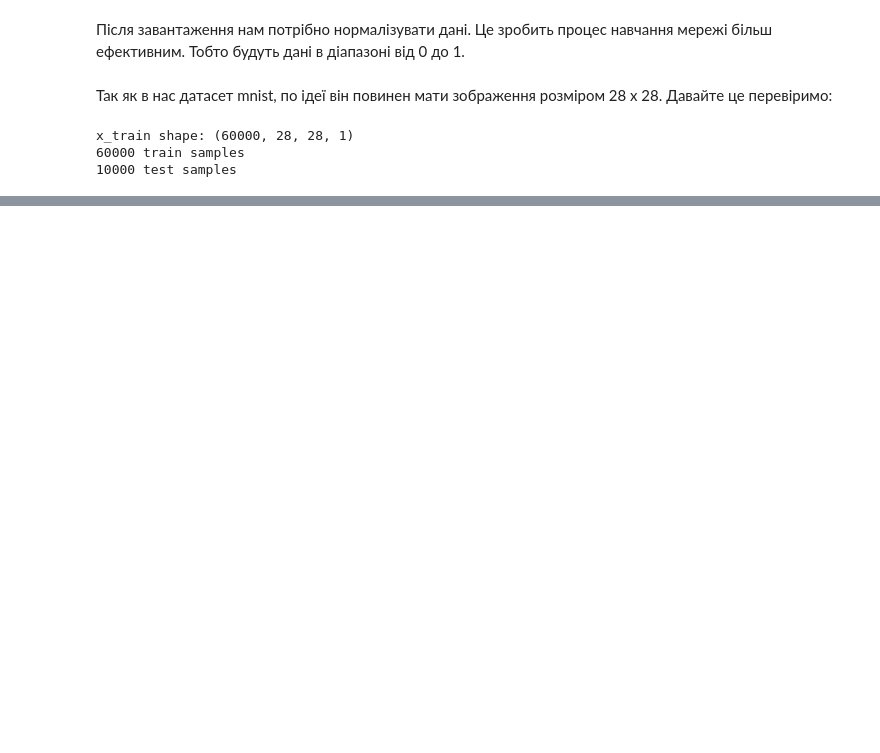
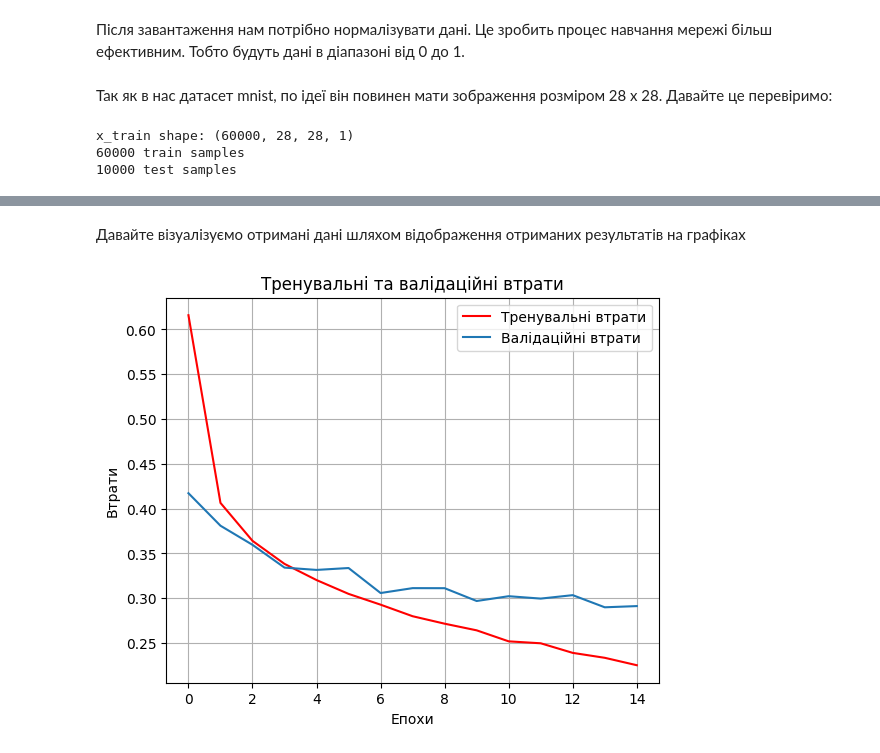
Before and after one commit to Korniev/Data-Sciense, a Jupyter notebook: hw_09/hw_09.ipynb, the cells around one changed output, grey strips where cells are left out. Saved outputs shown, nothing was run; the diff lists cells and outputs as text; code cells hidden in the pictures; blank space fills up the shorter version.

Commit message:
added history of model training

```diff
--- a/hw_09/hw_09.ipynb
+++ b/hw_09/hw_09.ipynb
@@ -37,0 +53,8 @@ x_train shape: (60000, 28, 28, 1)
+# %%
+model = Sequential([
+    Flatten(input_shape=(28, 28)),
+    Dense(256, activation='relu'),
+    Dropout(0.2),
+    Dense(128, activation='sigmoid'),
+    Dense(10, activation='softmax'),
+])
@@ -37,0 +85,4 @@ x_train shape: (60000, 28, 28, 1)
+# %%
+model.compile(optimizers.Adam(learning_rate=0.001),
+              loss='sparse_categorical_crossentropy',
+              metrics=['accuracy'])
@@ -37,0 +91,2 @@ x_train shape: (60000, 28, 28, 1)
+# %%
+history = model.fit(x_train, y_train, epochs=15, batch_size=100, validation_split=0.2)
@@ -37,0 +111,18 @@ x_train shape: (60000, 28, 28, 1)
+# %% [markdown]
+Давайте візуалізуємо отримані дані шляхом відображення отриманих результатів на графіках
+# %%
+plt.figure(figsize=(14, 5))
+
+plt.subplot(1, 2, 1)
+plt.plot(history.history['loss'], label='Тренувальні втрати', color='red')
+plt.plot(history.history['val_loss'], label='Валідаційні втрати')
+plt.title('Тренувальні та валідаційні втрати')
+plt.xlabel('Епохи')
+plt.ylabel('Втрати')
+plt.grid(True)
+plt.legend()
+
+
+plt.show()
+# %% [output]
+[figure, added]
```
Also changed, not shown: parts of 11 cells of this notebook.
